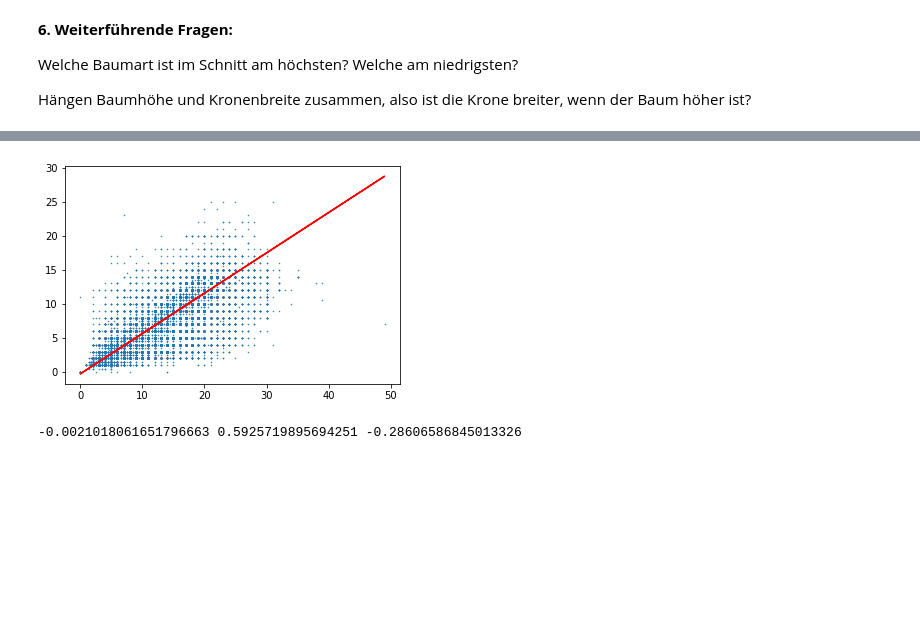
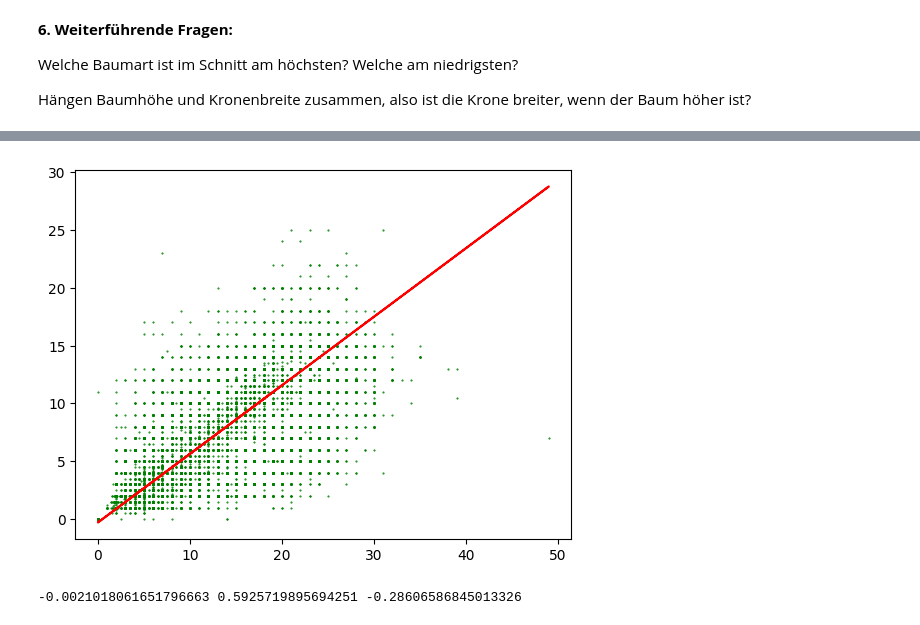
Before and after one commit to codeforbielefeld/baumkataster, a Jupyter notebook: Baumbestand Datensatz.ipynb, the cells around one changed output, grey strips where cells are left out. Cells and saved outputs as stored; diff of their text form; code cells hidden in the pictures; blank space fills up the shorter version.

```diff
--- a/Baumbestand Datensatz.ipynb
+++ b/Baumbestand Datensatz.ipynb
@@ -35,12 +35,12 @@ df = df.rename(columns={
     "kronendurc_output": "Kronendurchmesser_gerundet"
 })
 # %%
-from shapely import wkt
-import geopandas as gpd
+import pyproj
 
-df['latlon'] = df['Geo'].apply(wkt.loads)
+projection = pyproj.Proj(proj='utm', zone=32, ellps='WGS84')
 
-gdf = gpd.GeoDataFrame(df, geometry='latlon')
+def unproject(wkt):
+	(x, y) = wkt.replace("POINT (", "").replace(")", "").split(" ")
+	return projection(x, y, inverse=True)
 
-df['lat'] = gdf.geometry.x
-df['long'] = gdf.geometry.y
+df['coords'] = df["Geo"].apply(unproject)
@@ -183,17 +192,17 @@ df.groupby("Baumart_Deutsch").mean().sort_values("Baumhoehe", ascending=False)
 # %%
 import matplotlib.pyplot as plt
 import numpy as np
 
-plt.scatter(df['Baumhoehe'], df['Kronendurchmesser'], s=0.25, marker="o", )
+plt.scatter(df['Baumhoehe'], df['Kronendurchmesser'], s=0.25, marker="o", c="g")
 
 m, n, b = np.polyfit(df['Baumhoehe'], df['Kronendurchmesser'], 2)
 plt.plot(df['Baumhoehe'], m*m*df['Baumhoehe']+n*df['Baumhoehe']+b, "-r")
 
 #df.plot(x="Baumhoehe", y="Kronendurchmesser", kind="scatter", s=0.25, c="green")
 
 plt.show()
 
 print(m,n,b)
 # %% [output]
-[figure, old version]
+[figure, new version]
 -0.0021018061651796663 0.5925719895694251 -0.28606586845013326
```
Also changed, not shown: parts of 2 cells of this notebook.
